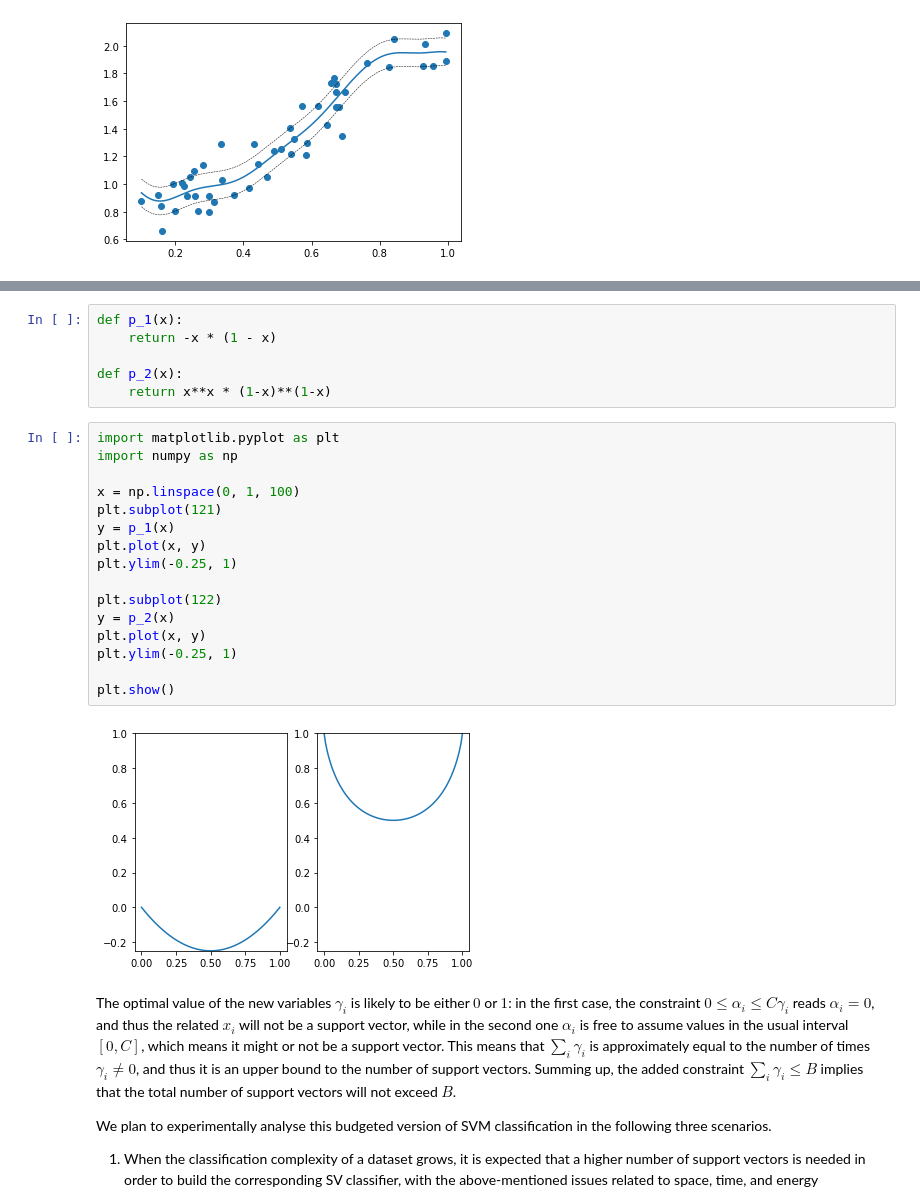
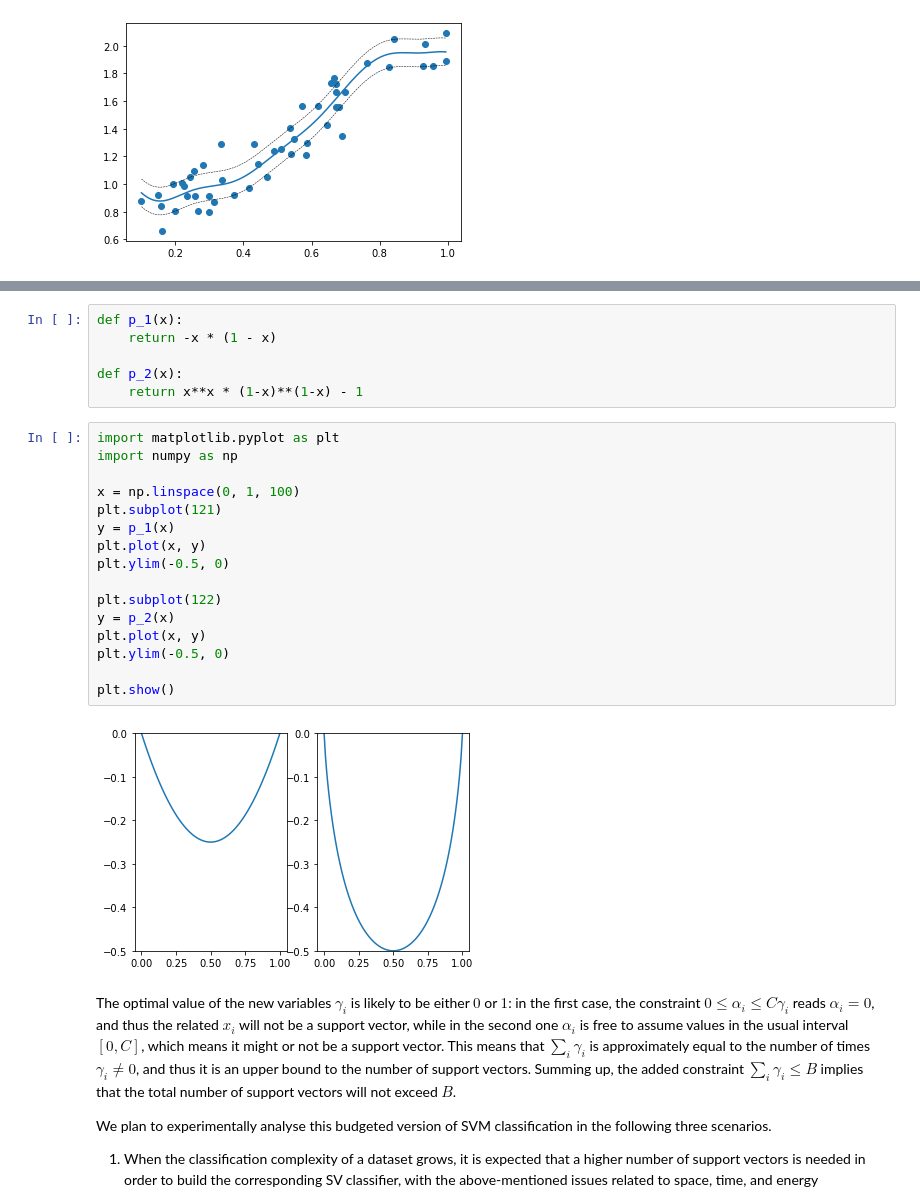
Before and after one commit to dariomalchiodi/budget-svm, a Jupyter notebook: svm-budget.ipynb, the cells around one changed output, grey strips where cells are left out. Drawn from its saved outputs; the diff is of its cells as text.

```diff
--- a/svm-budget.ipynb
+++ b/svm-budget.ipynb
@@ -176,25 +176,25 @@ def p_1(x):
     return -x * (1 - x)
 
 def p_2(x):
-    return x**x * (1-x)**(1-x)
+    return x**x * (1-x)**(1-x) - 1
 # %%
 import matplotlib.pyplot as plt
 import numpy as np
 
 x = np.linspace(0, 1, 100)
 plt.subplot(121)
 y = p_1(x)
 plt.plot(x, y)
-plt.ylim(-0.25, 1)
+plt.ylim(-0.5, 0)
 
 plt.subplot(122)
 y = p_2(x)
 plt.plot(x, y)
-plt.ylim(-0.25, 1)
+plt.ylim(-0.5, 0)
 
 plt.show()
 # %% [output]
-[figure, old version]
+[figure, new version]
 # %% [markdown]
 The optimal value of the new variables $\gamma_i$ is likely to be either $0$ or $1$: in the first case, the constraint $0 \leq \alpha_i \leq C \gamma_i$ reads $\alpha_i = 0$, and thus the related $x_i$ will not be a support vector, while in the second one $\alpha_i$ is free to assume values in the usual interval $[0, C]$, which means it might or not be a support vector. This means that $\sum_i \gamma_i$ is approximately equal to the number of times $\gamma_i \neq 0$, and thus it is an upper bound to the number of support vectors. Summing up, the added constraint $\sum_i \gamma_i \leq B$ implies that the total number of support vectors will not exceed $B$.
 
```
Also changed, not shown: parts of 17 cells of this notebook, 1 other file.
